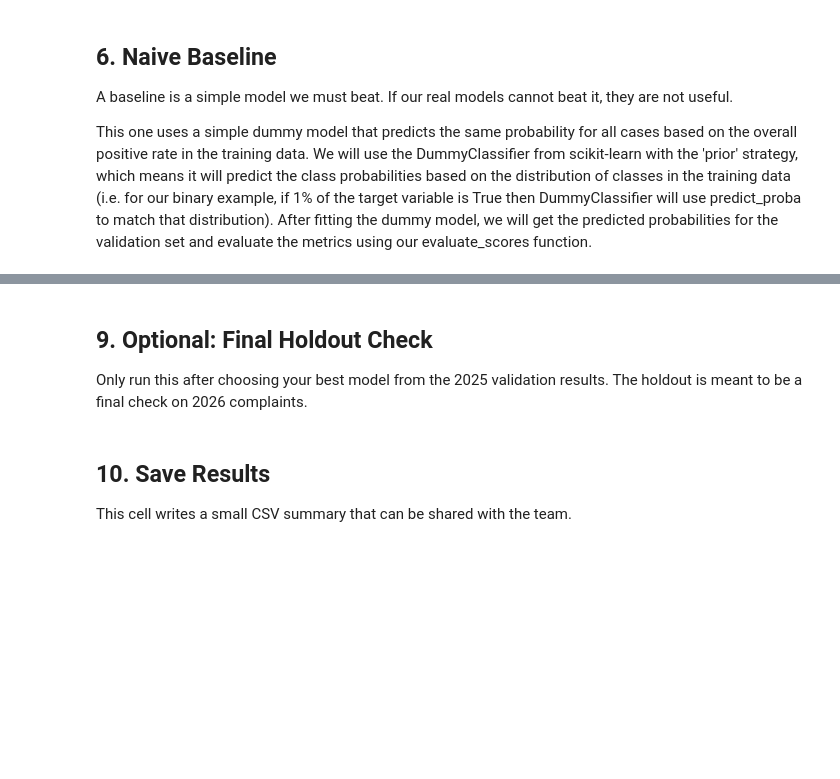
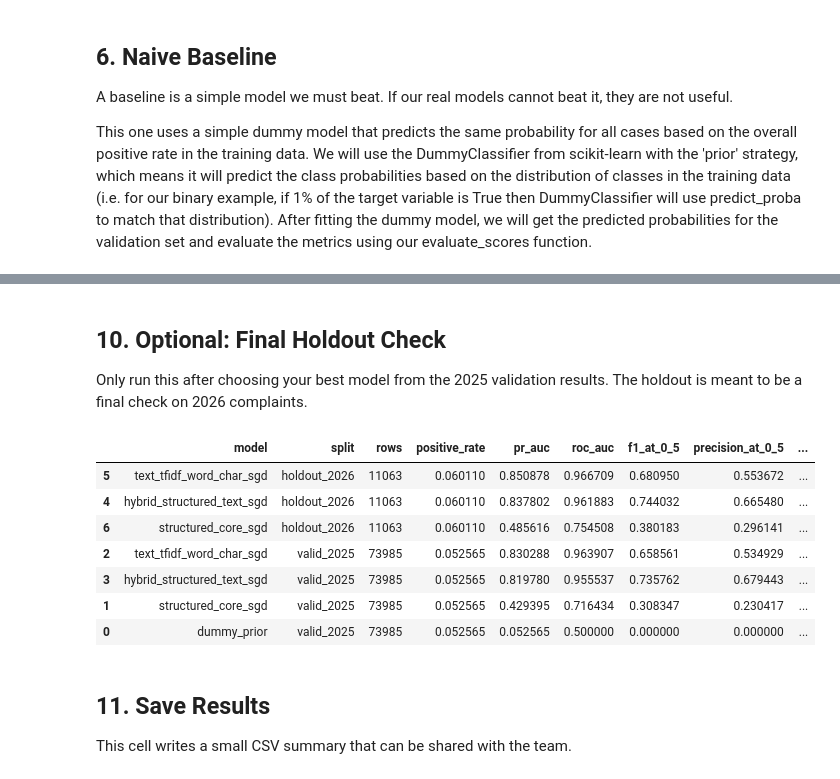
Before and after one commit to DavisM1212/NHTSA-ODI-Complaint-Analytics, a Jupyter notebook: notebooks/Severity_Ranking_Framework.ipynb, the cells around one changed output, grey strips where cells are left out. Saved outputs shown, nothing was run; the diff lists cells and outputs as text; code cells hidden in the pictures; blank space fills up the shorter version.

```diff
--- a/notebooks/Severity_Ranking_Framework.ipynb
+++ b/notebooks/Severity_Ranking_Framework.ipynb
@@ -31,6 +31,7 @@ import matplotlib.pyplot as plt
 import numpy as np
 import pandas as pd
 import seaborn as sns
+from scipy import sparse
 from sklearn.compose import ColumnTransformer
 from sklearn.dummy import DummyClassifier
 from sklearn.feature_extraction.text import TfidfVectorizer
@@ -47,10 +48,9 @@ from sklearn.metrics import (
 from sklearn.pipeline import FeatureUnion, Pipeline
 from sklearn.preprocessing import OneHotEncoder, StandardScaler
 
-# Make sure correct project root is found so all relative paths work
+# Keep local paths explicit so the notebook stays self-contained
 PROJECT_ROOT = Path.cwd()
 if PROJECT_ROOT.name == 'notebooks':
     PROJECT_ROOT = PROJECT_ROOT.parent
-if str(PROJECT_ROOT) not in sys.path:
-    sys.path.insert(0, str(PROJECT_ROOT))
+PROJECT_ROOT = PROJECT_ROOT.resolve()
 # %%
@@ -93,7 +106,7 @@ display(df[['odino', 'ldate', 'mfr_name', 'maketxt', 'modeltxt', 'yeartxt', 'sev
 `severity_primary_flag` is uncommon. That is why this notebook reports ranking metrics such as PR-AUC (like AUC score from an ROC Curve, but uses Precision and Recall on the axes instead of True Positive Rate and False Positive Rate) and recall in the highest-risk rows, not just accuracy.
 # %%
 # TODO: Choose the target you want to model first. Use 'severity_primary_flag' for the main target or 'severity_broad_flag' for the broader sensitivity target.
-TARGET_COL = None
+TARGET_COL = 'severity_primary_flag'
 
 if TARGET_COL is None:
     raise ValueError("TODO: Set TARGET_COL to 'severity_primary_flag' or 'severity_broad_flag' before continuing.")
@@ -176,6 +204,20 @@ def recall_at_top_fraction(y_true, score, fraction=0.05):
         return np.nan
     return y_true[top_idx].sum() / total_positive
 
+def build_linear_sgd_model():
+    return SGDClassifier(
+        loss='log_loss',
+        penalty='l2',
+        alpha=1e-5,
+        max_iter=100,
+        tol=1e-3,
+        class_weight='balanced',
+        random_state=RANDOM_SEED,
+        early_stopping=True,
+        validation_fraction=0.05,
+        n_iter_no_change=5
+    )
+
 # This function evaluates the full set of metric for a give model and dataset then appends the results to the severity_results list
 def evaluate_scores(model_name, split_name, y_true, score, threshold=0.5):
     pred = score >= threshold
@@ -199,6 +241,7 @@ def evaluate_scores(model_name, split_name, y_true, score, threshold=0.5):
 def show_results():
     results_df = pd.DataFrame(severity_results)
     display(results_df.sort_values(['split', 'pr_auc'], ascending=[True, False]))
+    return results_df
 # %% [markdown]
 ## 6. Naive Baseline
 
@@ -371,31 +476,44 @@ show_results()
 # %% [markdown]
-## 9. Optional: Final Holdout Check
+## 10. Optional: Final Holdout Check
 
 Only run this after choosing your best model from the 2025 validation results. The holdout is meant to be a final check on 2026 complaints.
 # %%
-# TODO: After evaluating models above, change RUN_HOLDOUT to TRUE and BEST_MODEL_NAME to the name of the model with the best results metrics (match names in model_lookup below)
+# After comparing the validation metrics above, only switch RUN_HOLDOUT to True once you intentionally want the final 2026 check
 RUN_HOLDOUT = False
-BEST_MODEL_NAME = None
+BEST_MODEL_NAME = 'structured_core_sgd'
 
 if RUN_HOLDOUT:
     model_lookup = {
         'dummy_prior': dummy_model,
-        'structured_sgd': structured_model,
-        'text_tfidf_word_char_sgd': text_model
+        'structured_core_sgd': structured_model,
+        'text_tfidf_word_char_sgd': text_model,
+        'hybrid_structured_text_sgd': hybrid_model
     }
     input_lookup = {
         'dummy_prior': holdout_df[['odino']],
-        'structured_sgd': X_holdout_structured,
-        'text_tfidf_word_char_sgd': holdout_text
+        'structured_core_sgd': X_holdout_structured_matrix,
+        'text_tfidf_word_char_sgd': X_holdout_text_matrix,
+        'hybrid_structured_text_sgd': X_holdout_hybrid
     }
-    best_model = model_lookup[BEST_MODEL_NAME]
-    holdout_score = get_positive_scores(best_model, input_lookup[BEST_MODEL_NAME])
+    if BEST_MODEL_NAME not in model_lookup:
+        raise ValueError(f'BEST_MODEL_NAME must be one of {sorted(model_lookup)}')
+
+    holdout_score = get_positive_scores(model_lookup[BEST_MODEL_NAME], input_lookup[BEST_MODEL_NAME])
     evaluate_scores(BEST_MODEL_NAME, 'holdout_2026', holdout_df[TARGET_COL].to_numpy(), holdout_score)
     show_results()
 else:
-    print('Holdout skipped. Set RUN_HOLDOUT = True only after choosing the best model from validation results.')
+    print('Holdout skipped. Set RUN_HOLDOUT = True only after choosing the best model from validation.')
+# %% [output]
+|  | model | split | rows | positive_rate | pr_auc | roc_auc | f1_at_0_5 | precision_at_0_5 | ... |
+| 5 | text_tfidf_word_char_sgd | holdout_2026 | 11063 | 0.060110 | 0.850878 | 0.966709 | 0.680950 | 0.553672 | ... |
+| 4 | hybrid_structured_text_sgd | holdout_2026 | 11063 | 0.060110 | 0.837802 | 0.961883 | 0.744032 | 0.665480 | ... |
+| 6 | structured_core_sgd | holdout_2026 | 11063 | 0.060110 | 0.485616 | 0.754508 | 0.380183 | 0.296141 | ... |
+| 2 | text_tfidf_word_char_sgd | valid_2025 | 73985 | 0.052565 | 0.830288 | 0.963907 | 0.658561 | 0.534929 | ... |
+| 3 | hybrid_structured_text_sgd | valid_2025 | 73985 | 0.052565 | 0.819780 | 0.955537 | 0.735762 | 0.679443 | ... |
+| 1 | structured_core_sgd | valid_2025 | 73985 | 0.052565 | 0.429395 | 0.716434 | 0.308347 | 0.230417 | ... |
+| 0 | dummy_prior | valid_2025 | 73985 | 0.052565 | 0.052565 | 0.500000 | 0.000000 | 0.000000 | ... |
 # %% [markdown]
-## 10. Save Results
+## 11. Save Results
 
 This cell writes a small CSV summary that can be shared with the team.
 # %%
```
Also changed, not shown: parts of 15 cells of this notebook, 46 other files.
